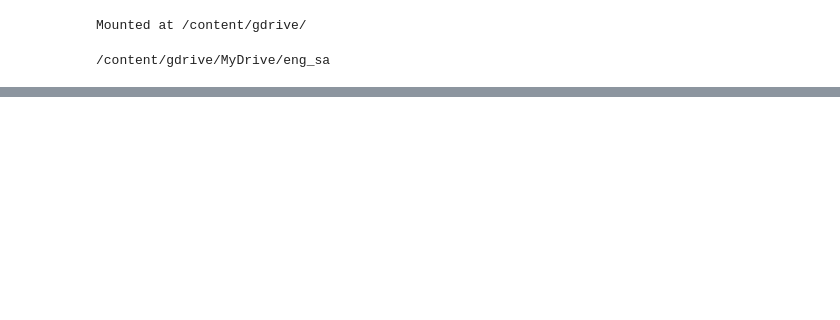
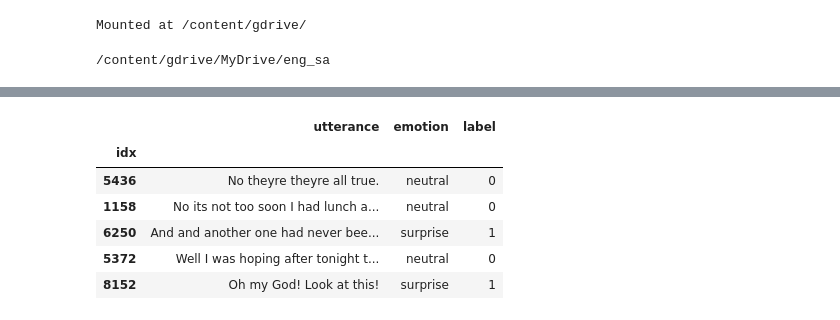
Before and after one commit to smartkorea/nlp, a Jupyter notebook: eng/sa_eng.ipynb, the cells around one changed output, grey strips where cells are left out. Drawn from its saved outputs; the diff is of its cells as text; code cells hidden in the pictures; blank space fills up the shorter version.

```diff
--- a/eng/sa_eng.ipynb
+++ b/eng/sa_eng.ipynb
@@ -706,0 +88,2 @@ non-neutral
+# %%
+df_train['utterance'] = df_train['utterance'].apply(lambda utterance: contractions.fix(utterance))
@@ -706,0 +184,10 @@ non-neutral
+# %%
+#now we create a list of unique emotion labels
+possible_labels = df_train['emotion'].unique()
+# %%
+#we convert those labels to numbers, for use in our algorithm later on
+label_dict = {}
+for index, possible_label in enumerate(possible_labels):
+    label_dict[possible_label] = index
+
+label_dict
@@ -706,0 +203,13 @@ non-neutral
+# %%
+#We add a new column to our original data-frame, of numbers corresponding to each emotion label
+df_train['label'] = [label_dict[str_label] for str_label in df_train['emotion']]
+# %%
+df_train.sample(5)
+# %% [output]
+|  | utterance | emotion | label |
+| idx |  |  |  |
+| 5436 | No theyre theyre all true. | neutral | 0 |
+| 1158 | No its not too soon I had lunch a... | neutral | 0 |
+| 6250 | And and another one had never bee... | surprise | 1 |
+| 5372 | Well I was hoping after tonight t... | neutral | 0 |
+| 8152 | Oh my God! Look at this! | surprise | 1 |
```
Also changed, not shown: parts of 98 cells of this notebook.
